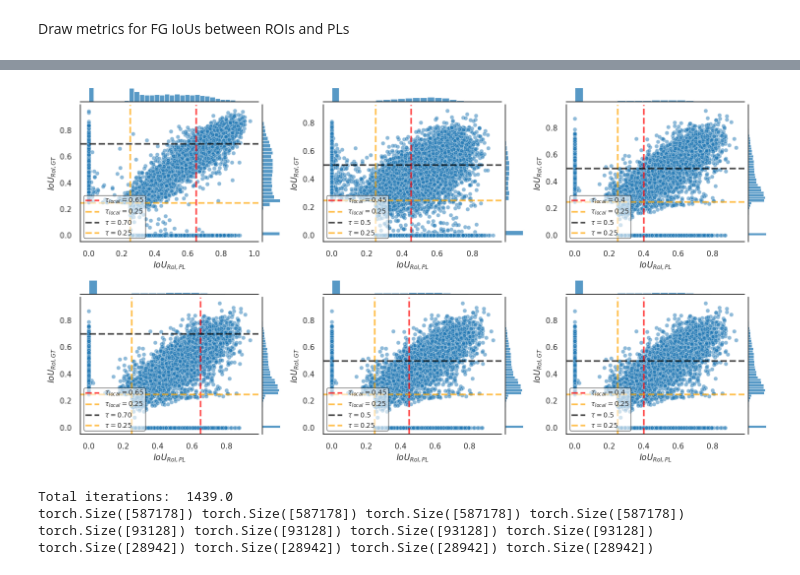
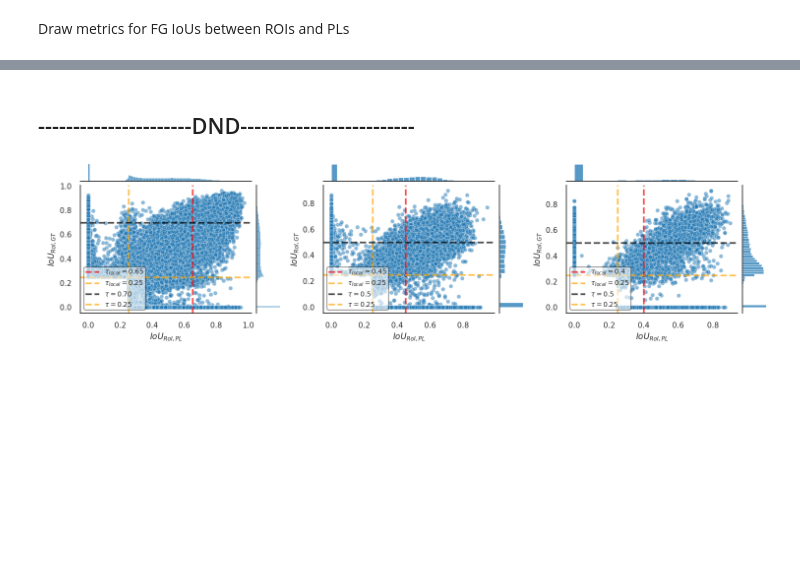
Before and after one commit to shashankag14/OpenPCDet, a Jupyter notebook: tools/tb_metrics.ipynb, the cells around one changed output, grey strips where cells are left out. Drawn from its saved outputs; the diff is of its cells as text; code cells hidden in the pictures; blank space fills up the shorter version.

Commit message:
temp commit for weights in same plots

```diff
--- a/tools/tb_metrics.ipynb
+++ b/tools/tb_metrics.ipynb
@@ -351,10 +351,6 @@ sns.set_theme(style="ticks", palette="tab10", rc={
 })
 cmap = ListedColormap(sns.color_palette("tab10"))
 
-df = pd.read_pickle(r'/mnt/data/shag01/pcdet-st-reliable/OpenPCDet/tools/ious.pkl')
-
-tensor_data = {'iou_roi_pl': torch.Tensor(df['iou_roi_pl']), 'iou_roi_gt': torch.Tensor(df['iou_roi_gt']),
-                'pred_scores': torch.sigmoid(torch.Tensor(df['pred_scores'])) , 'class_labels': torch.Tensor(df['class_labels']),
-                'iteration': torch.Tensor(df['iteration'])}
-tensor_df = pd.DataFrame(tensor_data)
-tensor_df['class_labels'] = tensor_df['class_labels'].map({1:'Car', 2:'Pedestrian', 3:'Cyclist'})
+df = pd.read_pickle(r'/mnt/data/shag01/pcdet-st-reliable/OpenPCDet/tools/ious_new.pkl')
+baseline_df = pd.read_pickle(r'/mnt/data/shag01/pcdet-st-reliable/OpenPCDet/tools/ious_baseline.pkl')
+print(max(df['iteration']))
@@ -398,0 +589,2 @@ tensor_df['class_labels'] = tensor_df['class_labels'].map({1:'Car', 2:'Pedestria
+# %% [markdown]
+## ----------------------DND-------------------------
@@ -399,6 +613,6 @@ tensor_df['class_labels'] = tensor_df['class_labels'].map({1:'Car', 2:'Pedestria
 # %%
-valid_mask = torch.Tensor(df['iteration']).int() > 1392
-valid_mask = valid_mask & ((torch.Tensor(df['class_labels'])).int() == 1)
+valid_mask = torch.Tensor(df['iteration']).int() > 0#1392
+valid_mask = valid_mask & ((torch.Tensor(df['class_labels'])).int() == 3)
 valid_mask = valid_mask & ~((torch.Tensor(df['iou_roi_pl'])<0.25) & (torch.Tensor(df['iou_roi_gt']) < 0.25))
 
 dist_data = {'iou_roi_pl': torch.Tensor(df['iou_roi_pl'])[valid_mask],
@@ -406,13 +620,15 @@ dist_data = {'iou_roi_pl': torch.Tensor(df['iou_roi_pl'])[valid_mask],
             'class_labels': torch.Tensor(df['class_labels'])[valid_mask]}
 dist_df2 = pd.DataFrame(dist_data)
 dist_df2['class_labels'] = dist_df2['class_labels'].map({1:'Car', 2:'Pedestrian', 3:'Cyclist'})
-#tomato, royalblue, seagreen
-g0 = sns.jointplot(data=dist_df2, x="iou_roi_pl", y="iou_roi_gt", alpha=0.5)
-g0.set_axis_labels('$IoU_{RoI,PL}$', '$IoU_{RoI,GT}$', fontsize=12)
-plt.axvline(x=0.65, ymin=0, ymax=1, linestyle='--', color='red', label="$\\tau_{local}=0.65$", alpha = 0.7, lw=2.5)
+
+
+g2 = sns.jointplot(data=dist_df2, x="iou_roi_pl", y="iou_roi_gt", alpha=0.5)
+g2.set_axis_labels('$IoU_{RoI,PL}$', '$IoU_{RoI,GT}$', fontsize=12)
+plt.axvline(x=0.4, ymin=0, ymax=1, linestyle='--', color='red', label="$\\tau_{local}=0.4$", alpha = 0.7, lw=2.5)
 plt.axvline(x=0.25, ymin=0, ymax=1, linestyle='--', color='orange', label="$\\tau_{local}=0.25$", alpha = 0.7, lw=2.5)
-plt.axhline(y=0.7, xmin=0, xmax=1, linestyle='--', color='black', label="$\\tau=0.70$", alpha = 0.7, lw=2.5)
+plt.axhline(y=0.5, xmin=0, xmax=1, linestyle='--', color='black', label="$\\tau=0.5$", alpha = 0.7, lw=2.5)
 plt.axhline(y=0.25, xmin=0, xmax=1, linestyle='--', color='orange', label="$\\tau=0.25$", alpha = 0.7, lw=2.5)
+g2.fig.suptitle("Cyclist")
 legend = plt.legend(frameon=True, fontsize=10, loc='lower left', borderpad=0.2, framealpha = 0.6)
 frame = legend.get_frame()
 frame.set_color('white')
@@ -539,40 +745,40 @@ class SeabornFig2Grid():
 
     def _moveaxes(self, ax, gs):
         #https://stackoverflow.com/a/46906599/4124317
         ax.remove()
         ax.figure=self.fig
         self.fig.axes.append(ax)
         self.fig.add_axes(ax)
         ax._subplotspec = gs
         ax.set_position(gs.get_position(self.fig))
         ax.set_subplotspec(gs)
 
     def _finalize(self):
         plt.close(self.sg.fig)
         self.fig.canvas.mpl_connect("resize_event", self._resize)
         self.fig.canvas.draw()
 
     def _resize(self, evt=None):
         self.sg.fig.set_size_inches(self.fig.get_size_inches())
 
-fig = plt.figure(figsize=(15,8))
-gs = gridspec.GridSpec(2, 3)
+fig = plt.figure(figsize=(15,4))
+gs = gridspec.GridSpec(1, 3)
 
 #before
 mg0 = SeabornFig2Grid(g0, fig, gs[0])
 mg1 = SeabornFig2Grid(g1, fig, gs[1])
 mg2 = SeabornFig2Grid(g2, fig, gs[2])
 
-#after
-mg3 = SeabornFig2Grid(g3, fig, gs[3])
-mg4 = SeabornFig2Grid(g4, fig, gs[4])
-mg5 = SeabornFig2Grid(g5, fig, gs[5])
+# #after
+# mg3 = SeabornFig2Grid(g3, fig, gs[3])
+# mg4 = SeabornFig2Grid(g4, fig, gs[4])
+# mg5 = SeabornFig2Grid(g5, fig, gs[5])
 
 gs.tight_layout(fig)
 fig.savefig(fname="ious.png", transparent=False, bbox_inches='tight')
 plt.show()
 # %% [output]
-[figure, old version]
+[figure, new version]
 # %%
 # convert list to tensors
 iou_roi_pl = torch.Tensor(df['iou_roi_pl'])
@@ -602,11 +808,6 @@ for class_name, class_val in class_to_num.items():
 
     print(scores_df['iou_roi_pl'][class_name].shape, scores_df['iou_roi_gt'][class_name].shape,
         scores_df['pred_scores'][class_name].shape, scores_df['mapped_iteration'][class_name].shape)
-# %% [output]
-Total iterations:  1439.0
-torch.Size([587178]) torch.Size([587178]) torch.Size([587178]) torch.Size([587178])
-torch.Size([93128]) torch.Size([93128]) torch.Size([93128]) torch.Size([93128])
-torch.Size([28942]) torch.Size([28942]) torch.Size([28942]) torch.Size([28942])
 # %%
 import seaborn as sns
 import matplotlib.pyplot as plt
```
Also changed, not shown: parts of 14 cells of this notebook.
